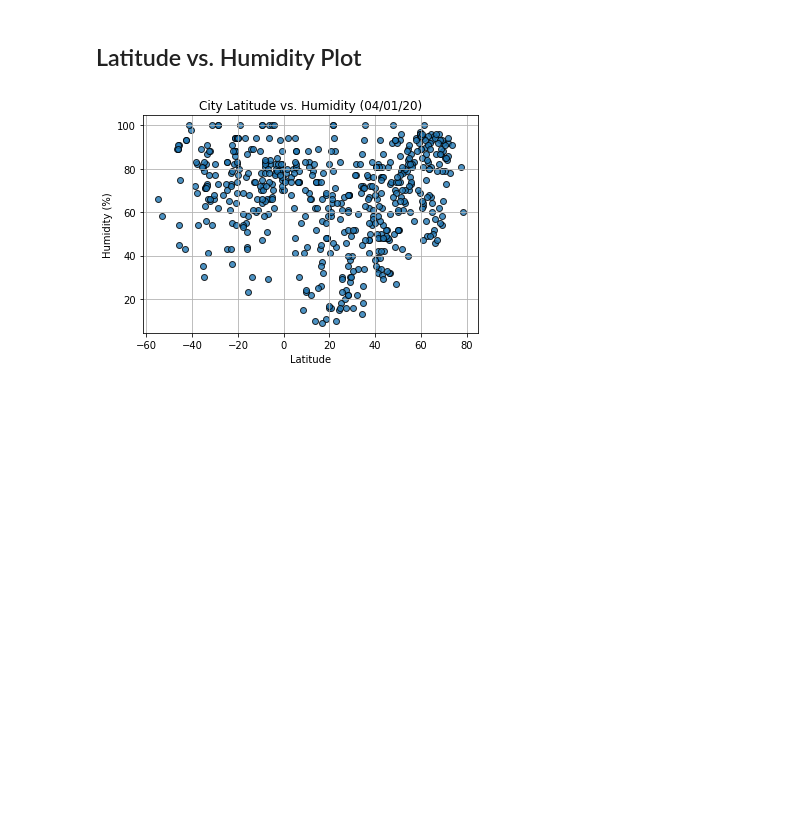
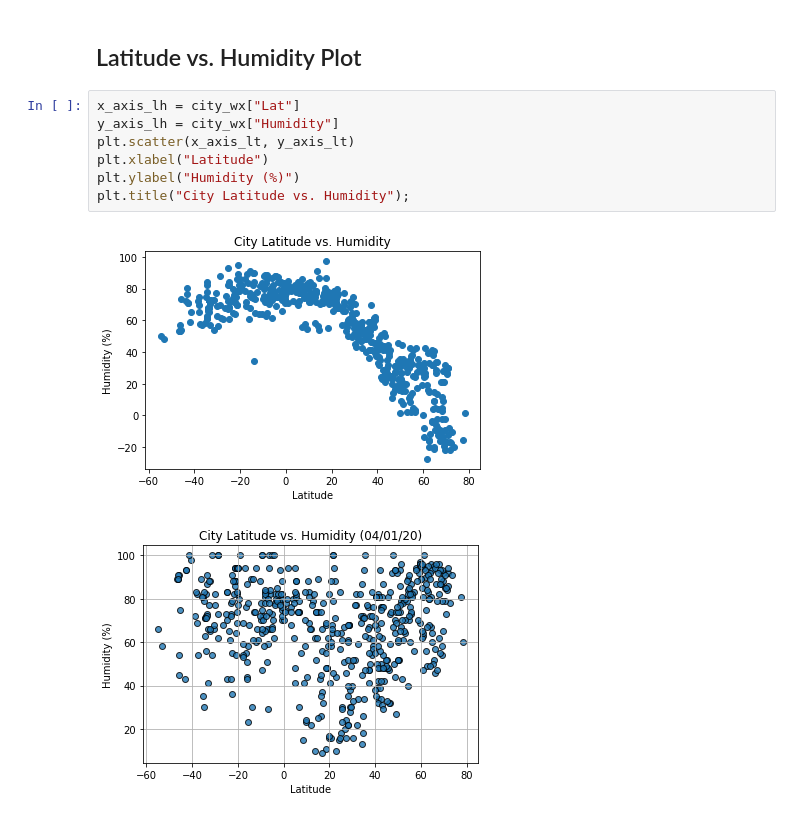
Before and after one commit to ccgrace/python-api-challenge, a Jupyter notebook: WeatherPy/WeatherPy.ipynb, the cells around one changed output. Saved outputs shown, nothing was run; the diff lists cells and outputs as text; blank space fills up the shorter version.

Commit message:
added lat vs humidity graph

```diff
--- a/WeatherPy/WeatherPy.ipynb
+++ b/WeatherPy/WeatherPy.ipynb
@@ -211,6 +211,15 @@ plt.title("City Latitude vs. Max Tempurature");
 [figure]
 # %% [markdown]
 ## Latitude vs. Humidity Plot
+# %%
+x_axis_lh = city_wx["Lat"]
+y_axis_lh = city_wx["Humidity"]
+plt.scatter(x_axis_lt, y_axis_lt)
+plt.xlabel("Latitude")
+plt.ylabel("Humidity (%)")
+plt.title("City Latitude vs. Humidity");
+# %% [output]
+[figure, added]
 # %%
 # %% [output]
 [figure]
```
